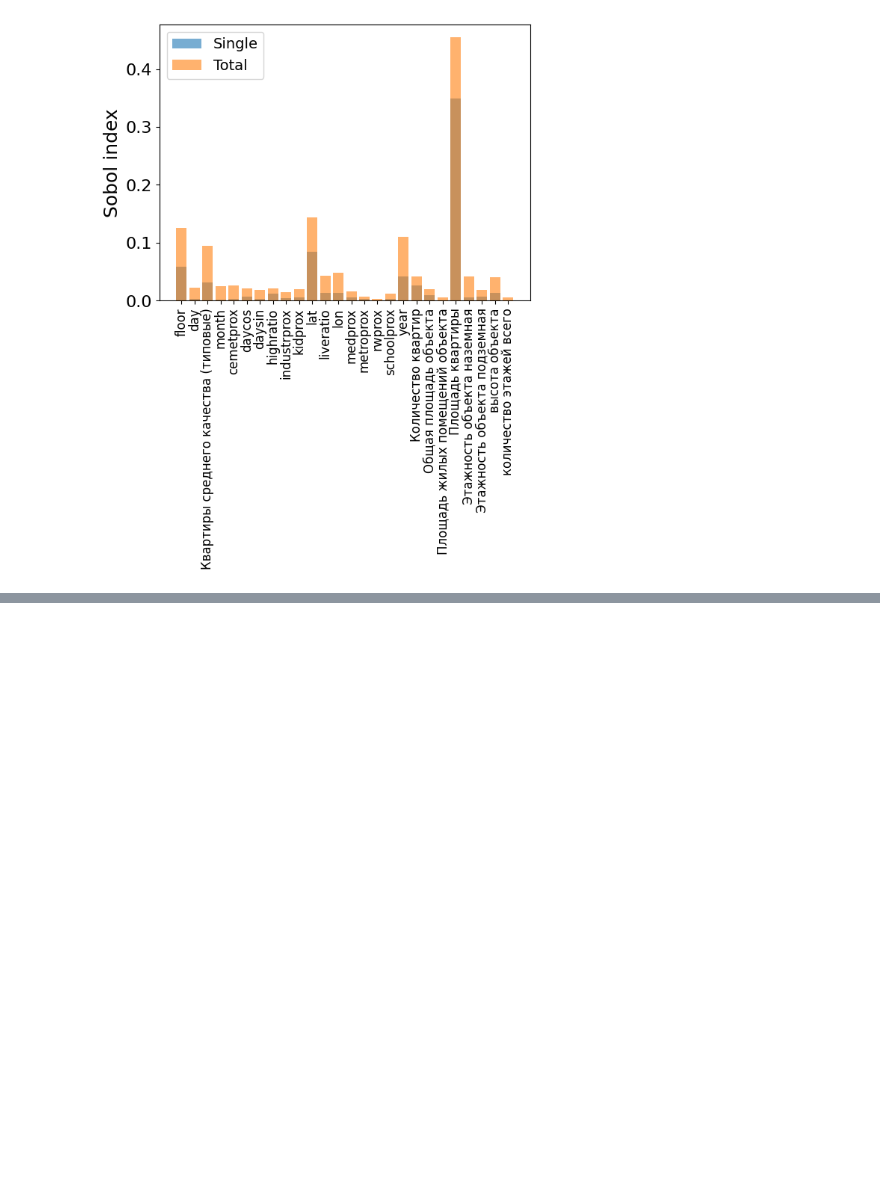
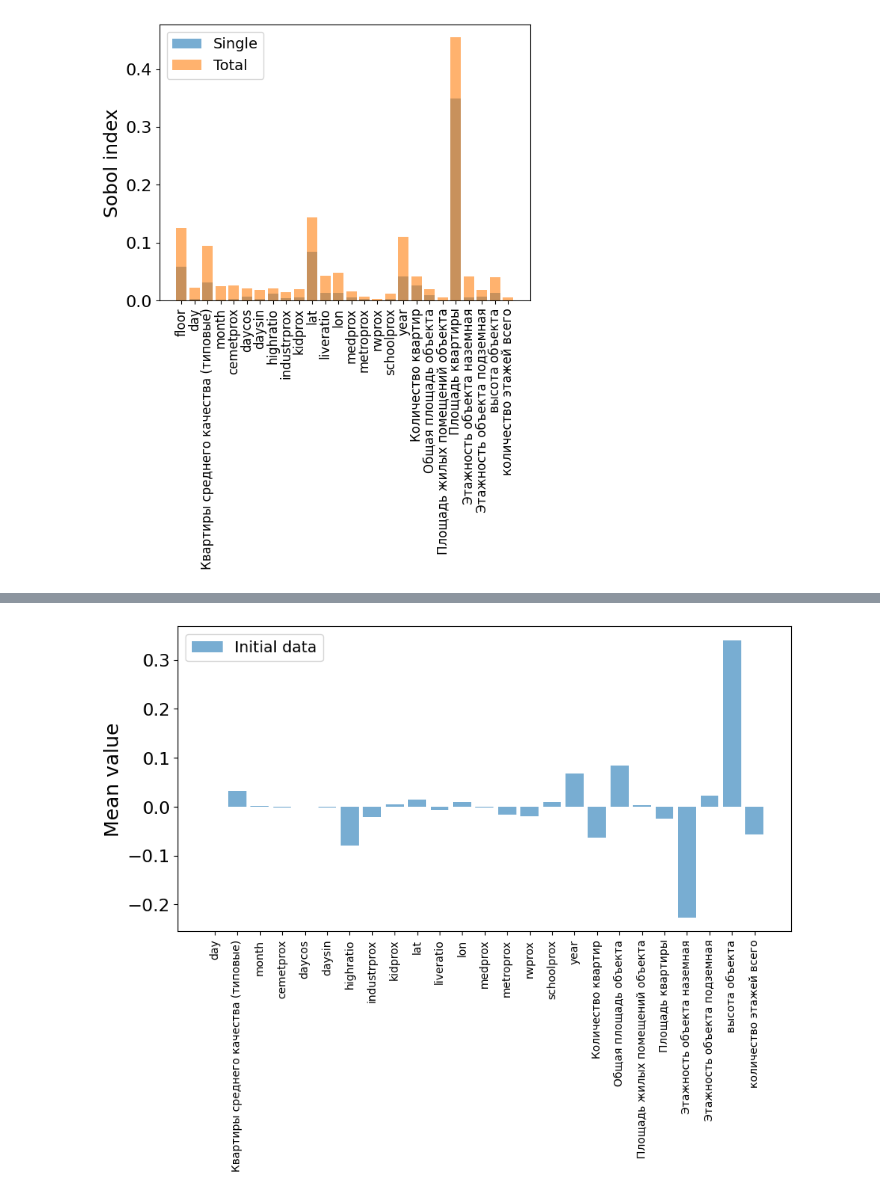
Before and after one commit to osa-bot/Benchmarking, a Jupyter notebook: Scenario_model.ipynb, the cells around one changed output, grey strips where cells are left out. Cells and saved outputs as stored; diff of their text form; code cells hidden in the pictures; blank space fills up the shorter version.

```diff
--- a/Scenario_model.ipynb
+++ b/Scenario_model.ipynb
@@ -1192,3 +1182,11 @@ import random
 #     prediction = xgb_exp.predict(np.hstack([[[X_exp.loc[idx_sc].iloc[0, 0]]], [individual]]))
 
 #     return (-(prediction[0] - y_sc.numpy()[0][0])**2,)
+# %%
+feature_name = 'floor'
+
+X_exp = data.drop('pricemetr', axis=1)
+y_exp = data[['pricemetr']]
+
+xgb_exp = XGBRegressor()
+xgb_exp.fit(X_exp, y_exp)
@@ -1523,0 +1631,11 @@ plt.show()
+# %%
+plt.subplots(figsize=(10, 5))
+
+plt.bar(X_exp.columns[1:], linear_coefs, alpha=0.6, color='tab:blue', label='Initial data')
+
+plt.xticks(rotation=90, fontsize=10)
+plt.ylabel('Mean value')
+plt.legend()
+plt.show()
+# %% [output]
+[figure, added]
```
Also changed, not shown: parts of 28 cells of this notebook, 1 other file.
